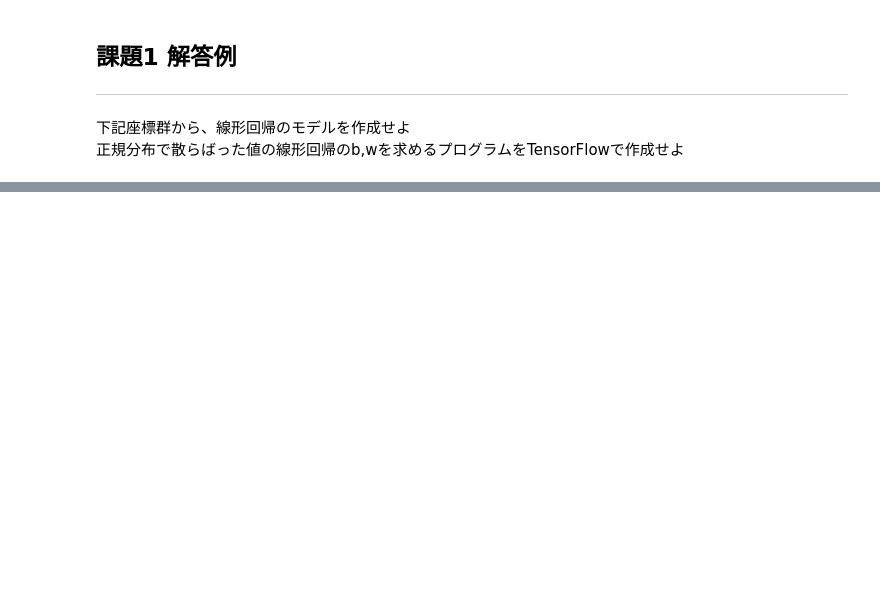
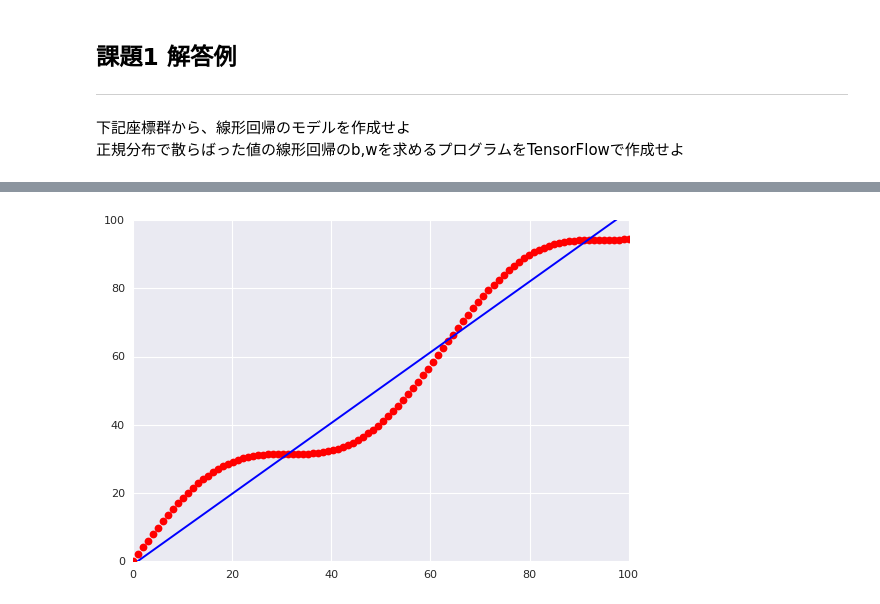
Before and after one commit to FaBoPlatform/TensorFlow, a Jupyter notebook: model_linear/tensorflow_linear05_ans.ipynb, the cells around one changed output, grey strips where cells are left out. Saved outputs shown, nothing was run; the diff lists cells and outputs as text; code cells hidden in the pictures; blank space fills up the shorter version.

```diff
--- a/model_linear/tensorflow_linear05_ans.ipynb
+++ b/model_linear/tensorflow_linear05_ans.ipynb
@@ -82,0 +105,35 @@ plt.show()
+# %%
+#入力層
+x = tf.placeholder(dtype=tf.float32,shape=(None,100),name="input")
+t = tf.placeholder(dtype=tf.float32,shape=(None,100))
+w = tf.Variable(np.random.randn())
+b = tf.Variable(np.random.randn())
+#出力層
+#回帰問題では活性化関数は恒等関数(何も手を加えず出力する)
+p = tf.multiply(x,w) + b
+
+# 回帰問題には損失関数として2乗和誤差を使う
+cross_entropy = tf.square(p - t)
+loss = tf.reduce_mean(cross_entropy)
+
+# Optimizer
+# 勾配降下法 学習率0.01
+optimizer = tf.train.AdamOptimizer()
+train_op = optimizer.minimize(loss)
+
+# トレーニング回数
+train_step = 3000
+# %%
+### 学習の実行
+with tf.Session() as sess:
+    sess.run(tf.global_variables_initializer())
+    i = 0
+    for i in range(train_step):
+        # トレーニング
+        sess.run(train_op, feed_dict={x:x_train_reshape,t:t_train_reshape})
+        # 200ステップごとに途中経過を表示
+        if i % 200 == 0:
+            loss_output = sess.run(loss, feed_dict={x:x_train_reshape, t:t_train_reshape})
+            w_output = sess.run(w)
+            b_output = sess.run(b)
+            print "Step %i, cost %f, weight %f, bias %f" % (i, loss_output, w_output, b_output)
@@ -82,0 +156,10 @@ plt.show()
+# %%
+# 得られた w_outputとb_outputでグラフを表示する
+t_output = x_line * w_output + b_output
+plt.figure()
+plt.ylim(0,100)
+plt.plot(x_train,t_train,'ro',label='Data')
+plt.plot(x_train,t_output,'b-')
+plt.show()
+# %% [output]
+[figure, added]
```
Also changed, not shown: parts of 7 cells of this notebook.
